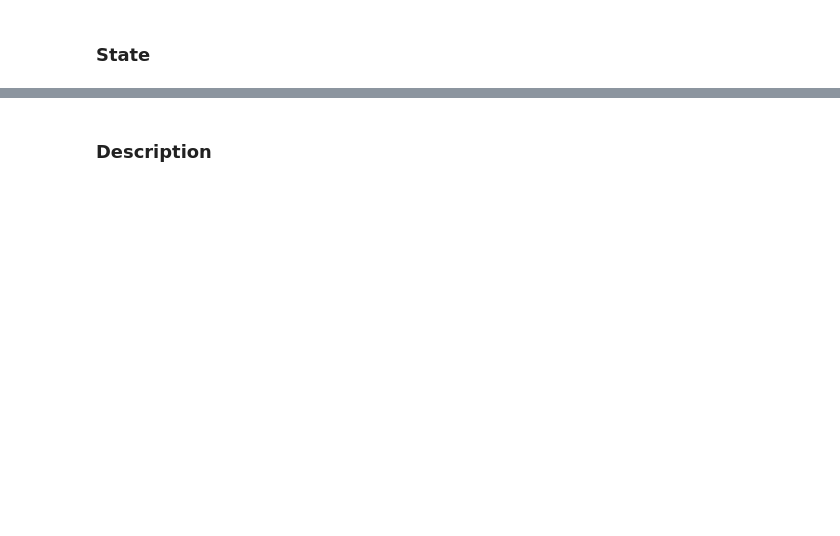
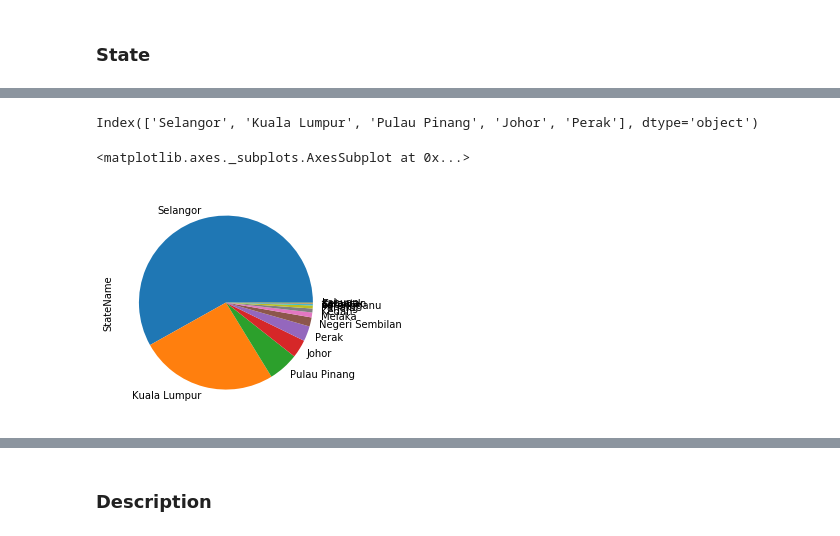
Before and after one commit to vhgiron-u/pets, a Jupyter notebook: Exploracion Victor.ipynb, the cells around one changed output, grey strips where cells are left out. Cells and saved outputs as stored; diff of their text form; code cells hidden in the pictures; blank space fills up the shorter version.

```diff
--- a/Exploracion Victor.ipynb
+++ b/Exploracion Victor.ipynb
@@ -230,0 +305,10 @@ Al parecer, el comportamiento de la velocidad de adopción se mantiene incluso p
+# %%
+top5states = train.StateName.value_counts().index[:5]
+top5states
+# %% [output]
+Index(['Selangor', 'Kuala Lumpur', 'Pulau Pinang', 'Johor', 'Perak'], dtype='object')
+# %%
+train.StateName.value_counts().plot.pie()
+# %% [output]
+<matplotlib.axes._subplots.AxesSubplot at 0x...>
+[figure, added]
```
Also changed, not shown: parts of 27 cells of this notebook.
